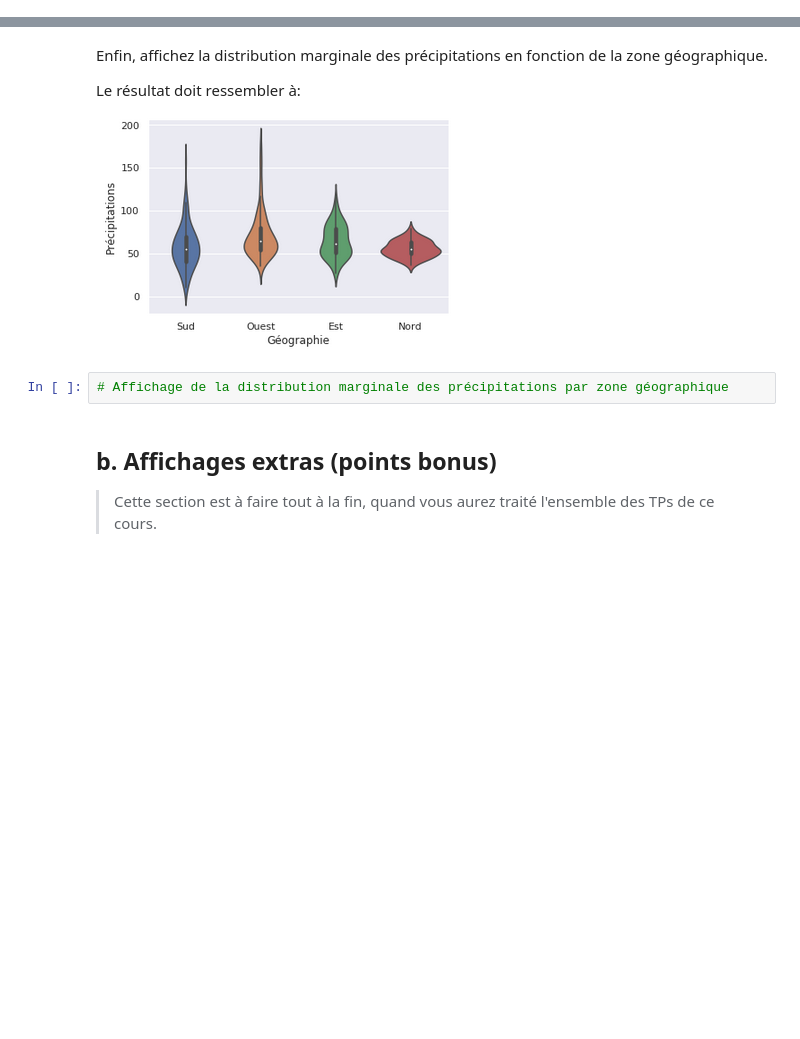
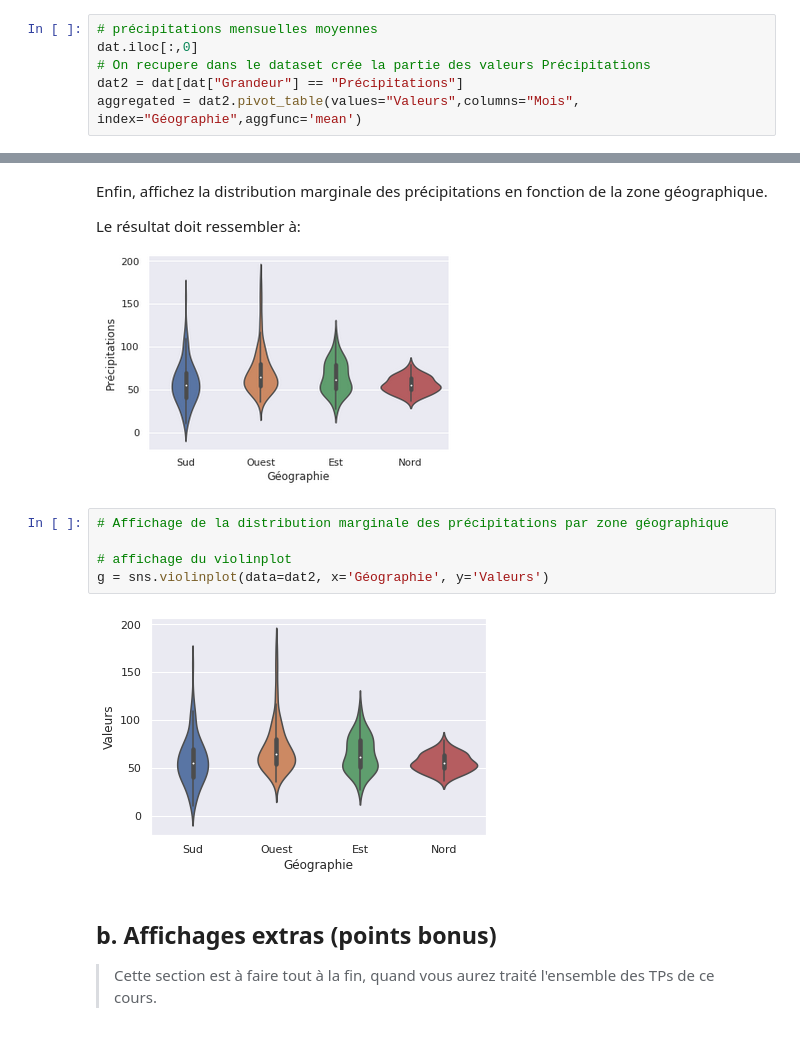
Before and after one commit to campusplage/compte-rendus-ngauthier, a Jupyter notebook: TP1_pandas.ipynb, the cells around one changed output, grey strips where cells are left out. Saved outputs shown, nothing was run; the diff lists cells and outputs as text; blank space fills up the shorter version.

```diff
--- a/TP1_pandas.ipynb
+++ b/TP1_pandas.ipynb
@@ -397,0 +395,6 @@ Affichez les précipitations mensuelles moyennes pour chaque zone géographique
+# %%
+# précipitations mensuelles moyennes
+dat.iloc[:,0]
+# On recupere dans le dataset crée la partie des valeurs Précipitations
+dat2 = dat[dat["Grandeur"] == "Précipitations"]
+aggregated = dat2.pivot_table(values="Valeurs",columns="Mois", index="Géographie",aggfunc='mean')
@@ -430,6 +463,11 @@ Le résultat doit ressembler à:
 ![image.png](embedded-picture-1)
 # %%
 # Affichage de la distribution marginale des précipitations par zone géographique
+
+# affichage du violinplot
+g = sns.violinplot(data=dat2, x='Géographie', y='Valeurs')
+# %% [output]
+[figure, added]
 # %% [markdown]
 ## b. Affichages extras (points bonus)
 
```
Also changed, not shown: parts of 17 cells of this notebook.
